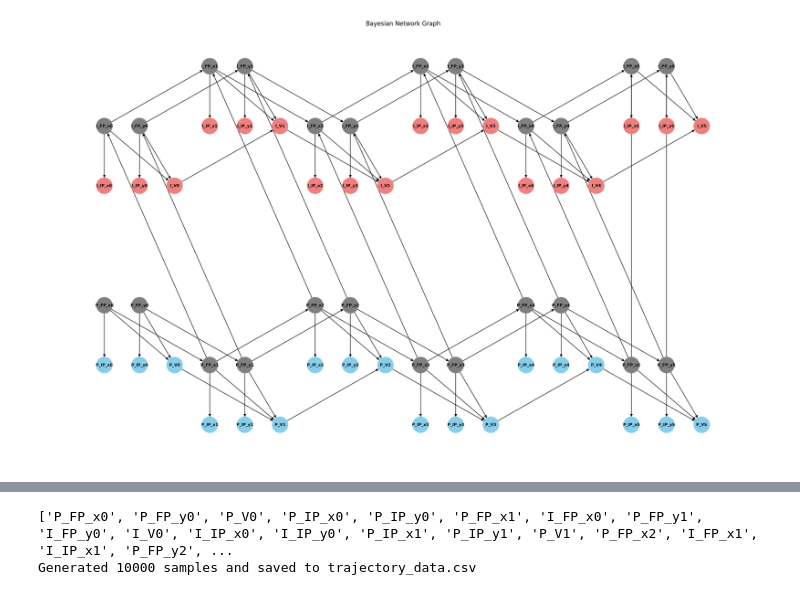
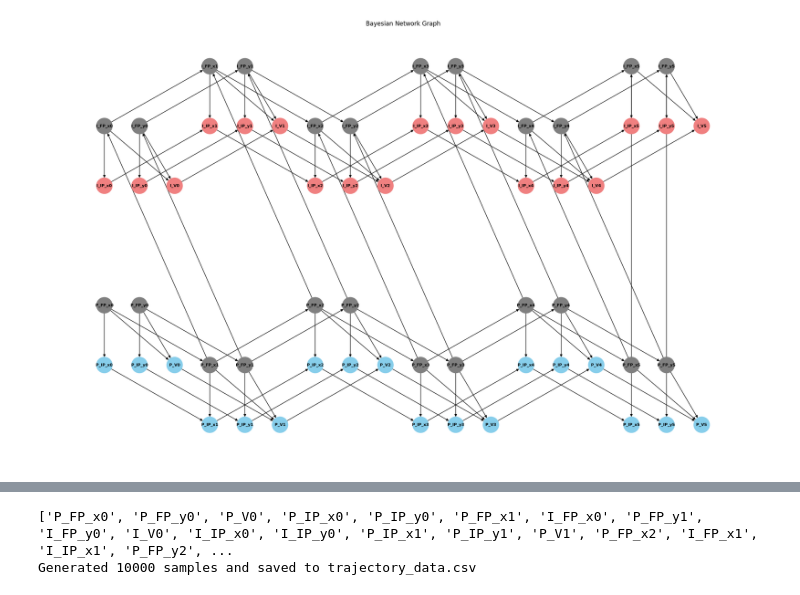
Before and after one commit to SuvarnPillay/Research-Project, a Jupyter notebook: PHASE_3/1 Starting files/2d.ipynb, the cells around one changed output, grey strips where cells are left out. Drawn from its saved outputs; the diff is of its cells as text; code cells hidden in the pictures.

```diff
--- a/PHASE_3/1 Starting files/2d.ipynb
+++ b/PHASE_3/1 Starting files/2d.ipynb
@@ -102,38 +102,38 @@ for i in range(6):
 
     if i < 5:
         # Connect corresponding nodes between time slices for projectile and interceptor
         GT.add_edges_from([
             # Projectile time slice connections for x and y positions
             (f'P_FP_x{i}', f'P_FP_x{i + 1}'),
-            # (f'P_FP_x{i}', f'P_IP_x{i + 1}'),
+            (f'P_IP_x{i}', f'P_IP_x{i + 1}'),
             (f'P_FP_y{i}', f'P_FP_y{i + 1}'),
-            # (f'P_FP_y{i}', f'P_IP_y{i + 1}'),
+            (f'P_IP_y{i}', f'P_IP_y{i + 1}'),
             (f'P_V{i}', f'P_V{i + 1}'),
 
             # Interceptor time slice connections for x and y positions
             (f'I_FP_x{i}', f'I_FP_x{i + 1}'),
-            # (f'I_FP_x{i}', f'I_IP_x{i + 1}'),
+            (f'I_IP_x{i}', f'I_IP_x{i + 1}'),
             (f'I_FP_y{i}', f'I_FP_y{i + 1}'),
-            # (f'I_FP_y{i}', f'I_IP_y{i + 1}'),
+            (f'I_IP_y{i}', f'I_IP_y{i + 1}'),
             (f'I_V{i}', f'I_V{i + 1}')
         ])
 
         # Edge between projectile and interceptor across time slices
         GT.add_edges_from([
             (f'P_FP_x{i + 1}', f'I_FP_x{i}'),
             (f'P_FP_y{i + 1}', f'I_FP_y{i}')
         ])
 
 # Final edges to ensure convergence at the last time slice
 GT.add_edges_from([
     (f'P_FP_x{5}', f'I_FP_x{5}'),
     (f'P_FP_y{5}', f'I_FP_y{5}')
 ])
 
 
 visualise(GT, pos)
 # %% [output]
-[figure, old version]
+[figure, new version]
 # %%
 for i in range(6):
     if i == 0:
```
Also changed, not shown: parts of 4 cells of this notebook.
